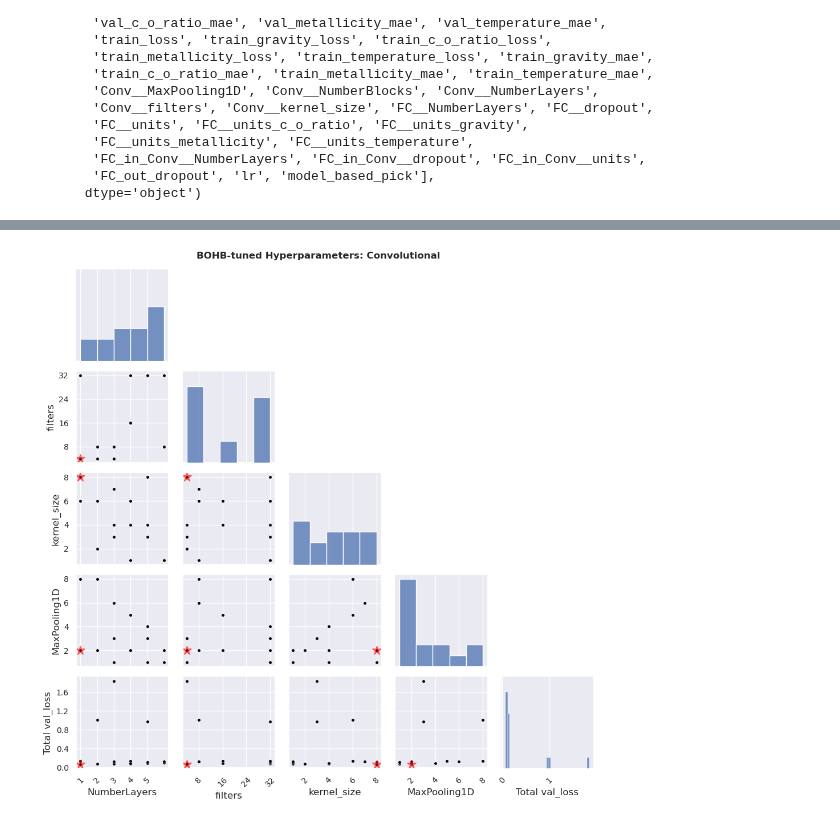
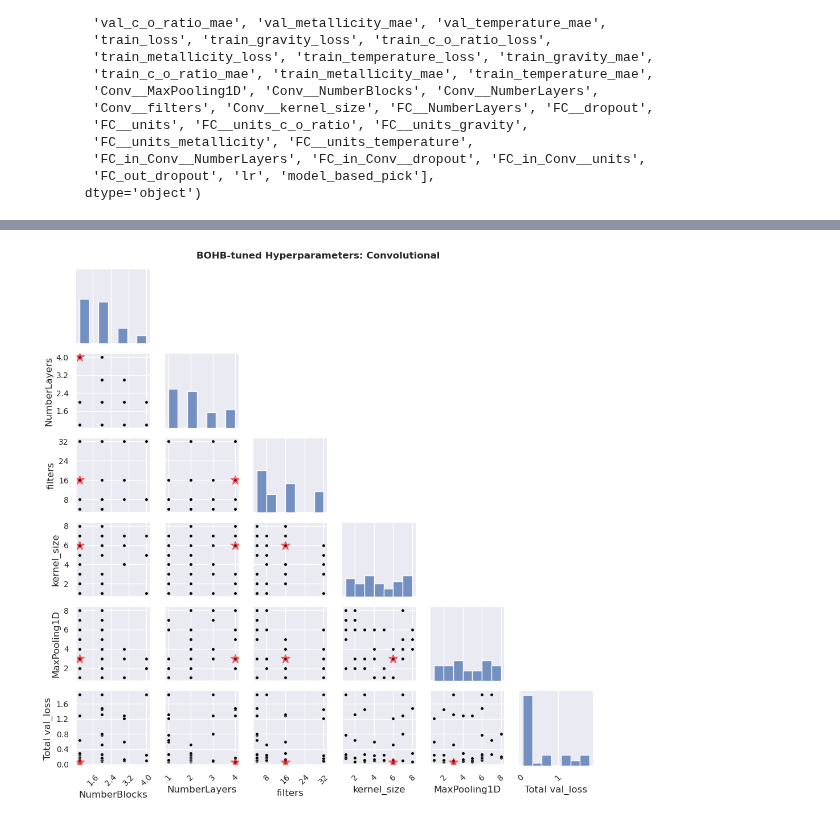
Before and after one commit to EhsanGharibNezhad/TelescopeML, a Jupyter notebook: bohb_model_tuner/check_bohb_results.ipynb, the cells around one changed output, grey strips where cells are left out. Cells and saved outputs as stored; diff of their text form; code cells hidden in the pictures.

```diff
--- a/bohb_model_tuner/check_bohb_results.ipynb
+++ b/bohb_model_tuner/check_bohb_results.ipynb
@@ -301,7 +334,7 @@ from matplotlib.ticker import MaxNLocator, FixedLocator, LogLocator
 sns.set_style("darkgrid")
 
 data = merged_df[[
-    # 'Conv__NumberBlocks',
+    'Conv__NumberBlocks',
                   'Conv__NumberLayers',
                   'Conv__filters',
                   'Conv__kernel_size',
@@ -322,7 +355,7 @@ g.map_diag(sns.histplot, kde=False)
 
 # Customize the x-axis tick labels for each subplot
 labels = [
-    # 'NumberBlocks',
+    'NumberBlocks',
           'NumberLayers',
           'filters',
           'kernel_size',
@@ -355,34 +388,34 @@ for i, j in zip(*lower_indices):
     x = data.iloc[:, j]
     y = data.iloc[:, i]
     mask = (data['val_loss'] == min_loss)
 
     if i >= j:
         g.axes[i, j].plot(x[mask], y[mask], marker='*', color='red', markersize=12, alpha=0.5)
 
 # Customize the plot
 g.fig.suptitle("BOHB-tuned Hyperparameters: Convolutional", fontweight='bold', fontsize=12)
 
 # Set the size of the figure to 10 inches by 10 inches
 g.fig.set_size_inches(10, 10)
 
 # plt.tight_layout()
 
 # Increase the size of xticks and yticks
 for ax in g.axes.flatten():
     if ax is not None:
         ax.tick_params(axis='x', labelsize=10)
         ax.tick_params(axis='y', labelsize=10)
 
 for ax in g.axes[-1, :]:
     if ax is not None:
         plt.setp(ax.get_xticklabels(), rotation=45)
 
 plt.tight_layout()
 
 # Show the plot
 plt.show()
 # %% [output]
-[figure, old version]
+[figure, new version]
 # %%
 import numpy as np
 import pandas as pd
```
Also changed, not shown: parts of 13 cells of this notebook, 1 other file.
